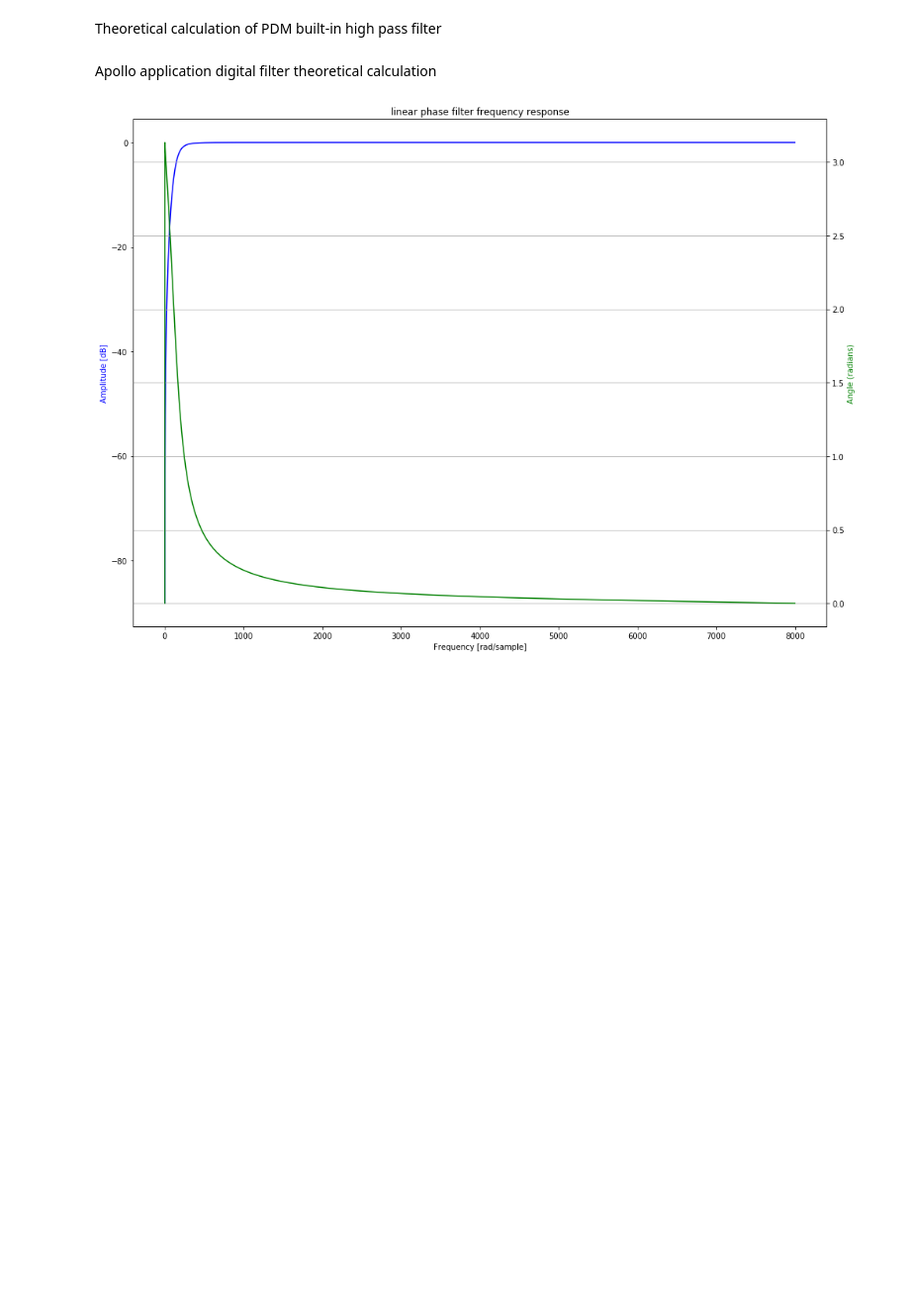
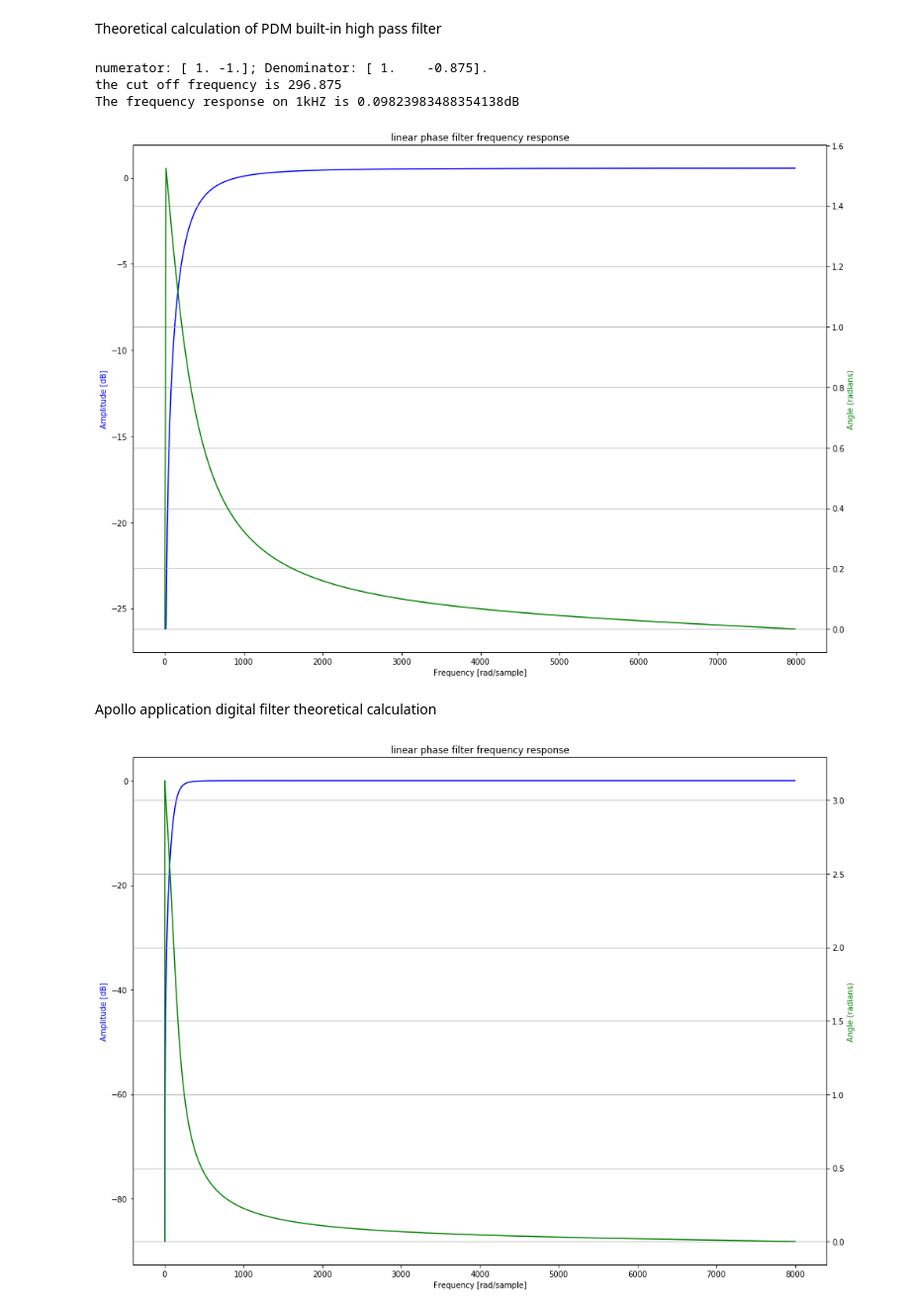
Before and after one commit to MI-Axel/ambiq_apollo, a Jupyter notebook: script/signal_processing/Apollo high-pass filter calculation.ipynb, the cells around one changed output. Shown: that part at 99% size. Drawn from its saved outputs; the diff is of its cells as text; code cells hidden in the pictures; blank space fills up the shorter version.

```diff
--- a/script/signal_processing/Apollo high-pass filter calculation.ipynb
+++ b/script/signal_processing/Apollo high-pass filter calculation.ipynb
@@ -10,28 +10,41 @@ import pandas as pd
 # %% [markdown]
 Theoretical calculation of PDM built-in high pass filter
 # %%
-HP_Gain = -11
+HP_Gain = -(11)+8
 
 filtNumer = np.array([1., -1.], dtype=float)
 
 filtDenom = np.array([1, -(1-2**HP_Gain)], dtype=float)
 
 print('numerator: {}; Denominator: {}. '.format(filtNumer, filtDenom))
 
 w, h = signal.freqz(filtNumer, filtDenom, fs=16000)
 
-fig, ax1 = plt.subplots()
+cutoff_freq = w[np.where(20*np.log10(abs(h)) <= -3)[0][-1]]
+
+print("the cut off frequency is {}".format(cutoff_freq))
+
+freq_idx = (np.abs(w-1000)).argmin()
+
+print("The frequency response on 1kHZ is {}dB".format(20*np.log10(abs(h))[freq_idx]))
+
+fig, ax1 = plt.subplots(figsize=(16,12))
 ax1.set_title('linear phase filter frequency response')
 ax1.plot(w, 20 * np.log10(abs(h)), 'b')
 ax1.set_ylabel('Amplitude [dB]', color='b')
 ax1.set_xlabel('Frequency [rad/sample]')
 ax2 = ax1.twinx()
 angles = np.unwrap(np.angle(h))
 ax2.plot(w, angles, 'g')
 ax2.set_ylabel('Angle (radians)', color='g')
 ax2.grid()
 ax2.axis('tight')
 plt.show()
+# %% [output]
+numerator: [ 1. -1.]; Denominator: [ 1.    -0.875].
+the cut off frequency is 296.875
+The frequency response on 1kHZ is 0.09823983488354138dB
+[figure, added]
 # %% [markdown]
 Apollo application digital filter theoretical calculation
 # %%
```
Also changed, not shown: parts of 5 cells of this notebook, 18 other files.
